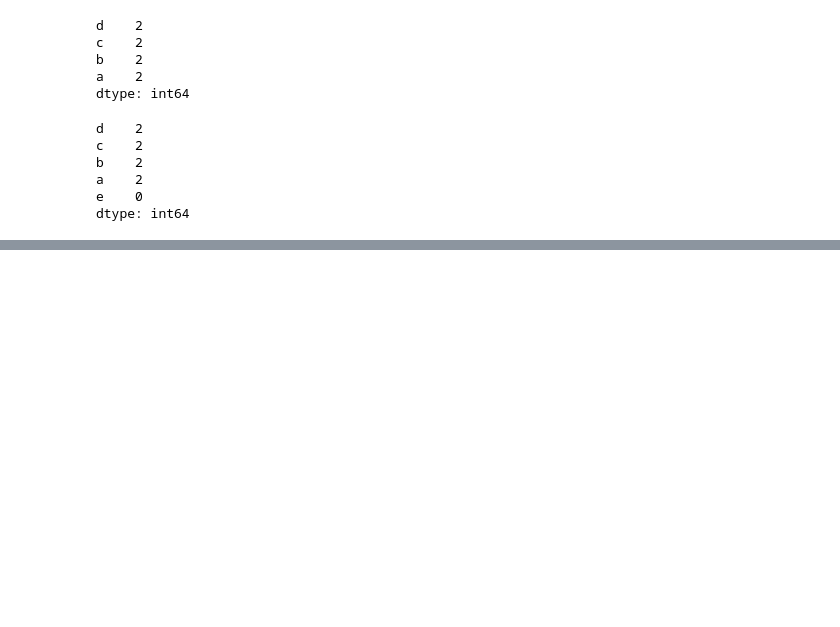
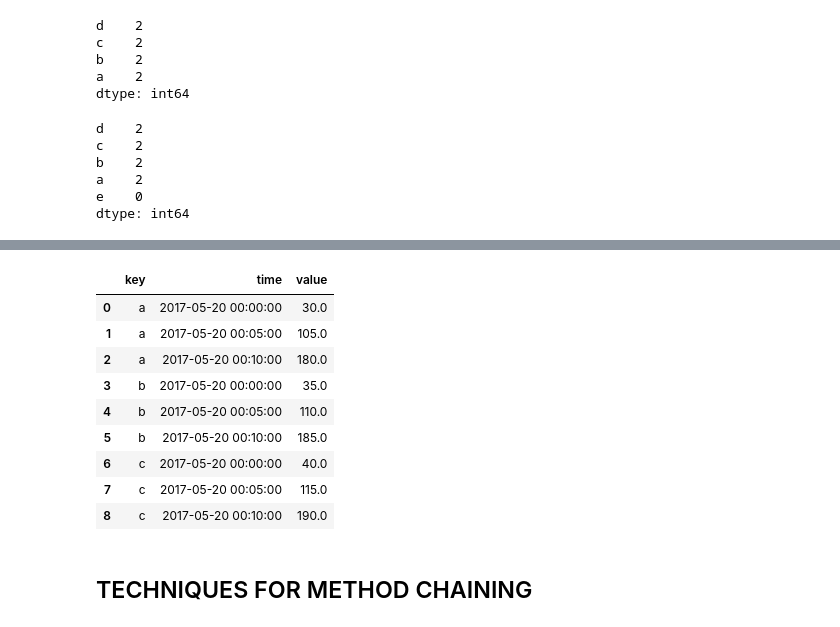
Before and after one commit to indrajeet007/Python-Data-Analysis-Notes, a Jupyter notebook: notebooks/Advanced Pandas.ipynb, the cells around one changed output, grey strips where cells are left out. Cells and saved outputs as stored; diff of their text form; code cells hidden in the pictures; blank space fills up the shorter version.

```diff
--- a/notebooks/Advanced Pandas.ipynb
+++ b/notebooks/Advanced Pandas.ipynb
@@ -339,0 +661,3 @@ dtype: int64
+# %%
+resampled = df2.set_index('time').groupby(['key', time_key]).sum()
+resampled
@@ -339,0 +676,13 @@ dtype: int64
+# %%
+resampled.reset_index()
+# %% [output]
+|  | key | time | value |
+| 0 | a | 2017-05-20 00:00:00 | 30.0 |
+| 1 | a | 2017-05-20 00:05:00 | 105.0 |
+| 2 | a | 2017-05-20 00:10:00 | 180.0 |
+| 3 | b | 2017-05-20 00:00:00 | 35.0 |
+| 4 | b | 2017-05-20 00:05:00 | 110.0 |
+| 5 | b | 2017-05-20 00:10:00 | 185.0 |
+| 6 | c | 2017-05-20 00:00:00 | 40.0 |
+| 7 | c | 2017-05-20 00:05:00 | 115.0 |
+| 8 | c | 2017-05-20 00:10:00 | 190.0 |
@@ -339,0 +691,2 @@ dtype: int64
+# %% [markdown]
+## TECHNIQUES FOR METHOD CHAINING
```
Also changed, not shown: parts of 42 cells of this notebook.
